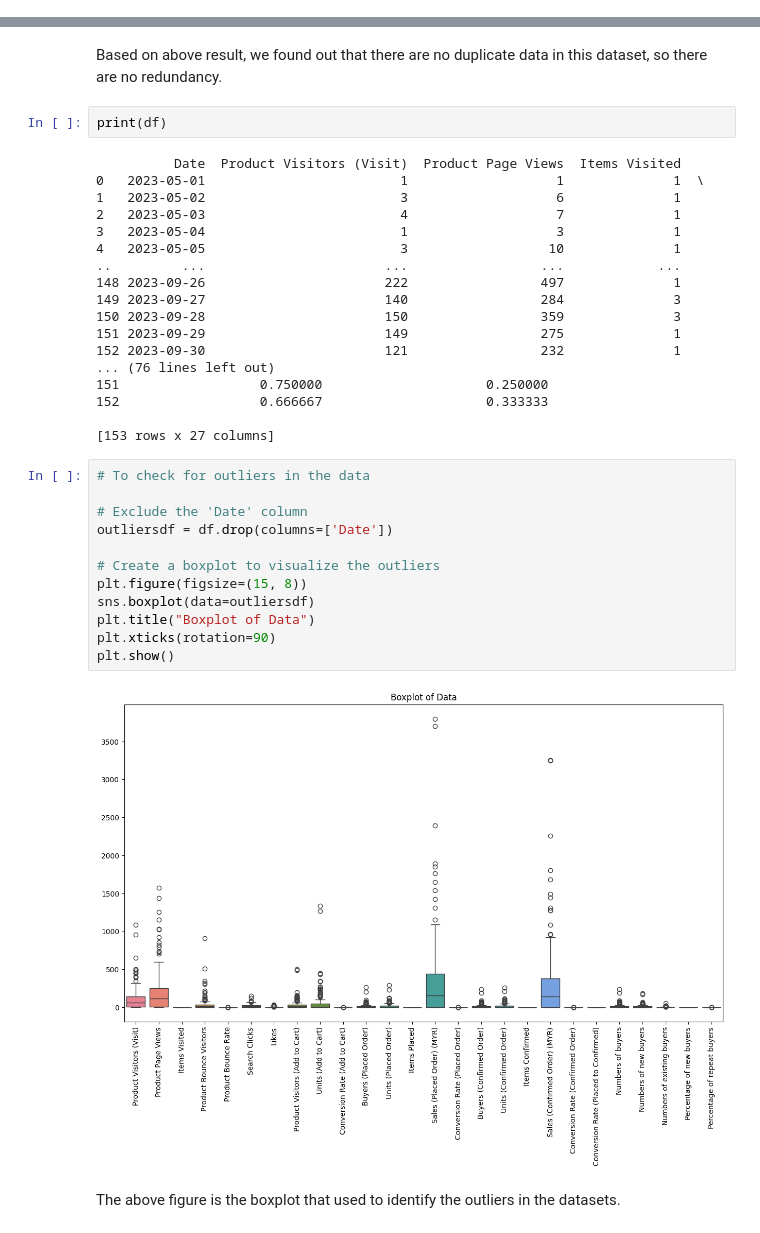
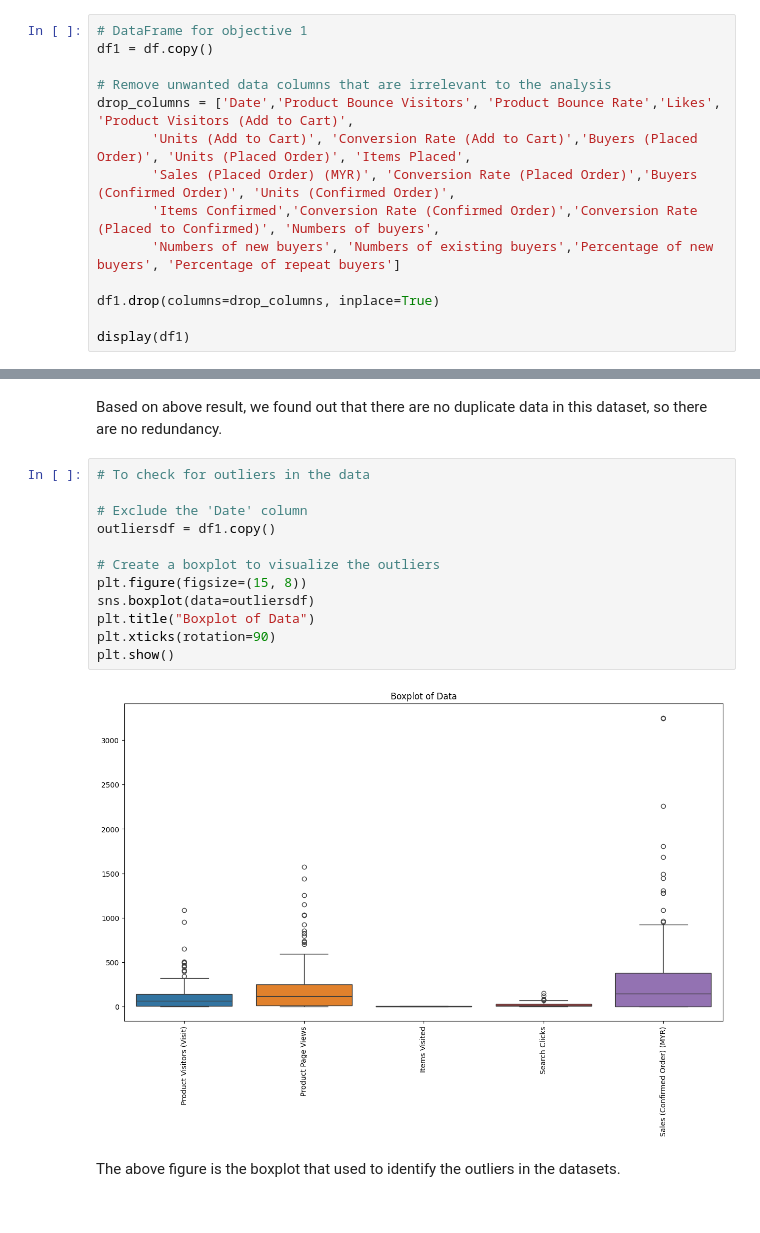
Before and after one commit to JingYuan0926/ChiliLado, a Jupyter notebook: ChiliLado.ipynb, the cells around one changed output, grey strips where cells are left out. Cells and saved outputs as stored; diff of their text form.

```diff
--- a/ChiliLado.ipynb
+++ b/ChiliLado.ipynb
@@ -146,0 +152,14 @@ If all the cells are white, it indicates that we have successfully converted the
+# %%
+# DataFrame for objective 1
+df1 = df.copy()
+
+# Remove unwanted data columns that are irrelevant to the analysis
+drop_columns = ['Date','Product Bounce Visitors', 'Product Bounce Rate','Likes', 'Product Visitors (Add to Cart)',
+       'Units (Add to Cart)', 'Conversion Rate (Add to Cart)','Buyers (Placed Order)', 'Units (Placed Order)', 'Items Placed',
+       'Sales (Placed Order) (MYR)', 'Conversion Rate (Placed Order)','Buyers (Confirmed Order)', 'Units (Confirmed Order)',
+       'Items Confirmed','Conversion Rate (Confirmed Order)','Conversion Rate (Placed to Confirmed)', 'Numbers of buyers',
+       'Numbers of new buyers', 'Numbers of existing buyers','Percentage of new buyers', 'Percentage of repeat buyers']
+
+df1.drop(columns=drop_columns, inplace=True)
+
+display(df1)
@@ -181,40 +206,20 @@ Find any duplicate values:
 (0, 0)
 # %% [markdown]
 Based on above result, we found out that there are no duplicate data in this dataset, so there are no redundancy.
-# %%
-print(df)
-# %% [output]
-          Date  Product Visitors (Visit)  Product Page Views  Items Visited
-0   2023-05-01                         1                   1              1  \
-1   2023-05-02                         3                   6              1
-2   2023-05-03                         4                   7              1
-3   2023-05-04                         1                   3              1
-4   2023-05-05                         3                  10              1
-..         ...                       ...                 ...            ...
-148 2023-09-26                       222                 497              1
-149 2023-09-27                       140                 284              3
-150 2023-09-28                       150                 359              3
-151 2023-09-29                       149                 275              1
-152 2023-09-30                       121                 232              1
-... (76 lines left out)
-151                  0.750000                     0.250000
-152                  0.666667                     0.333333
-
-[153 rows x 27 columns]
 # %%
 # To check for outliers in the data
 
 # Exclude the 'Date' column
-outliersdf = df.drop(columns=['Date'])
+outliersdf = df1.copy()
 
 # Create a boxplot to visualize the outliers
 plt.figure(figsize=(15, 8))
 sns.boxplot(data=outliersdf)
 plt.title("Boxplot of Data")
 plt.xticks(rotation=90)
 plt.show()
 # %% [output]
-[figure, old version]
+[figure, new version]
 # %% [markdown]
 The above figure is the boxplot that used to identify the outliers in the datasets.
 # %%
```
Also changed, not shown: parts of 31 cells of this notebook.
